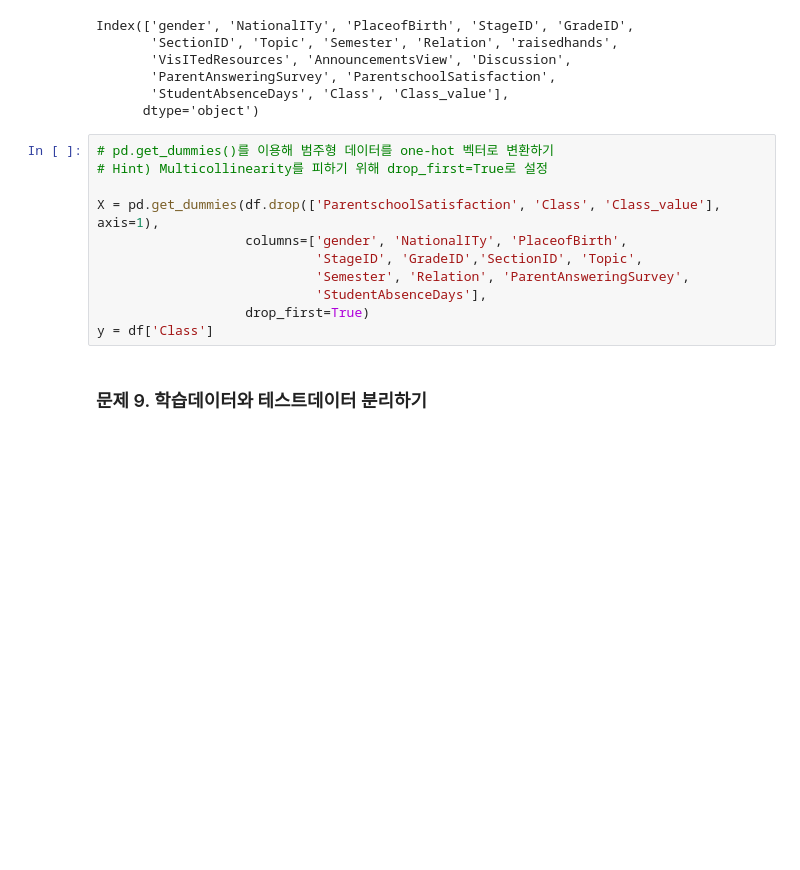
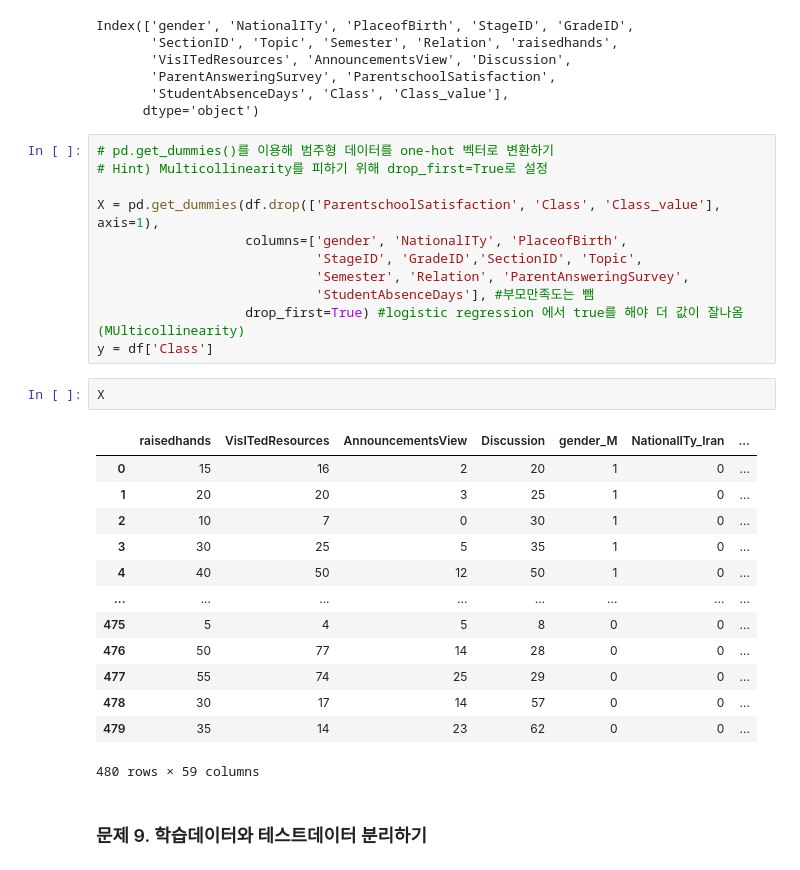
Before and after one commit to samjinwang/machine_learning_300, a Jupyter notebook: part1/chapter2/chapter2.ipynb, the cells around one changed output. Saved outputs shown, nothing was run; the diff lists cells and outputs as text; blank space fills up the shorter version.

```diff
--- a/part1/chapter2/chapter2.ipynb
+++ b/part1/chapter2/chapter2.ipynb
@@ -381,9 +381,25 @@ X = pd.get_dummies(df.drop(['ParentschoolSatisfaction', 'Class', 'Class_value'],
                    columns=['gender', 'NationalITy', 'PlaceofBirth',
                             'StageID', 'GradeID','SectionID', 'Topic',
                             'Semester', 'Relation', 'ParentAnsweringSurvey',
-                            'StudentAbsenceDays'],
-                   drop_first=True)
+                            'StudentAbsenceDays'], #부모만족도는 뺌
+                   drop_first=True) #logistic regression 에서 true를 해야 더 값이 잘나옴(MUlticollinearity)
 y = df['Class']
+# %%
+X
+# %% [output]
+|  | raisedhands | VisITedResources | AnnouncementsView | Discussion | gender_M | NationalITy_Iran | ... |
+| 0 | 15 | 16 | 2 | 20 | 1 | 0 | ... |
+| 1 | 20 | 20 | 3 | 25 | 1 | 0 | ... |
+| 2 | 10 | 7 | 0 | 30 | 1 | 0 | ... |
+| 3 | 30 | 25 | 5 | 35 | 1 | 0 | ... |
+| 4 | 40 | 50 | 12 | 50 | 1 | 0 | ... |
+| ... | ... | ... | ... | ... | ... | ... | ... |
+| 475 | 5 | 4 | 5 | 8 | 0 | 0 | ... |
+| 476 | 50 | 77 | 14 | 28 | 0 | 0 | ... |
+| 477 | 55 | 74 | 25 | 29 | 0 | 0 | ... |
+| 478 | 30 | 17 | 14 | 57 | 0 | 0 | ... |
+| 479 | 35 | 14 | 23 | 62 | 0 | 0 | ... |
+480 rows × 59 columns
 # %% [markdown]
 ### 문제 9. 학습데이터와 테스트데이터 분리하기
 # %%
```
Also changed, not shown: parts of 9 cells of this notebook.
